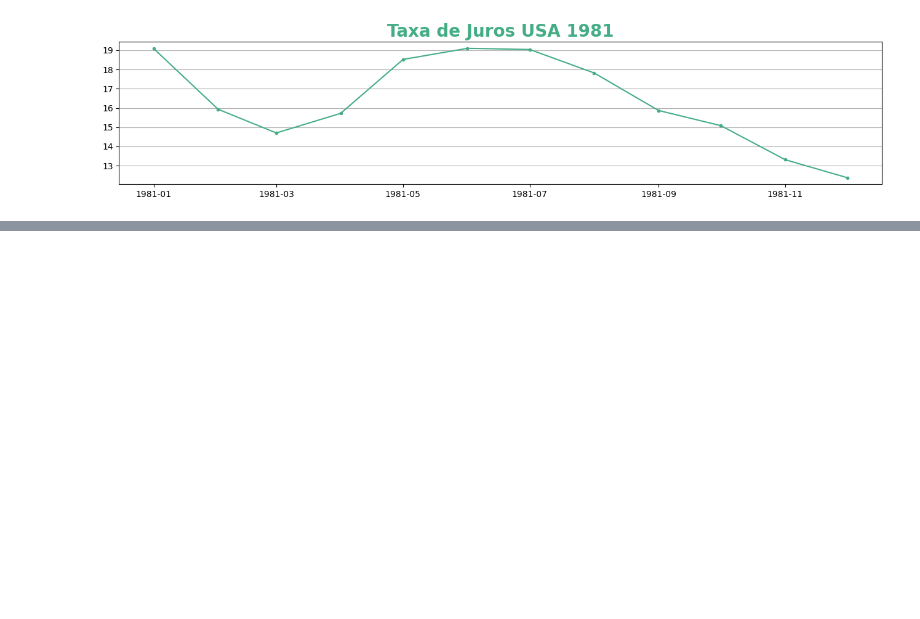
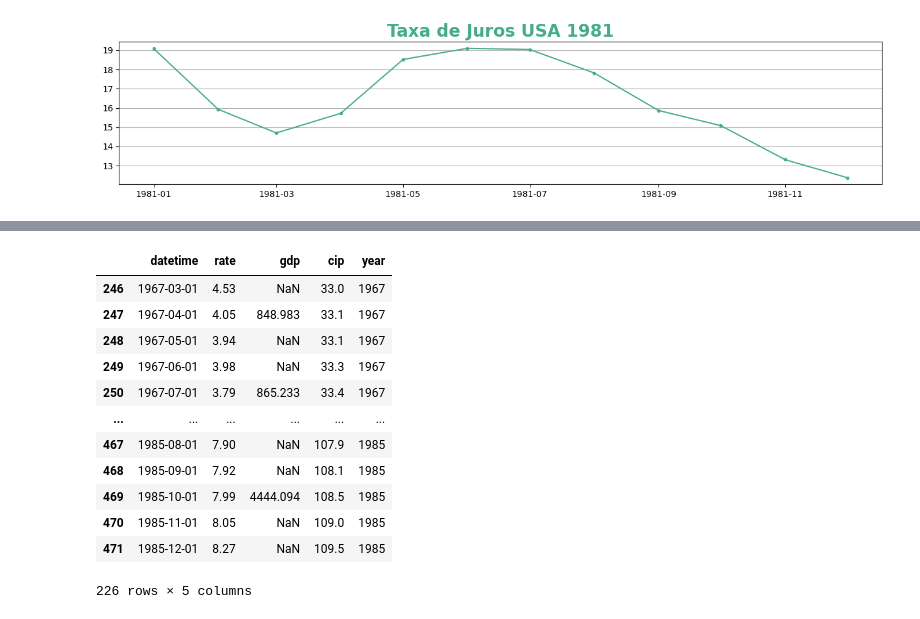
Before and after one commit to lucassilva-aiengineer/Pratica-Data-Sciense, a Jupyter notebook: pratica_4/ds_projeto_pratico_4.ipynb, the cells around one changed output, grey strips where cells are left out. Saved outputs shown, nothing was run; the diff lists cells and outputs as text; code cells hidden in the pictures; blank space fills up the shorter version.

```diff
--- a/pratica_4/ds_projeto_pratico_4.ipynb
+++ b/pratica_4/ds_projeto_pratico_4.ipynb
@@ -291,0 +436,16 @@ plt.show()
+# %%
+recorte
+# %% [output]
+|  | datetime | rate | gdp | cip | year |
+| 246 | 1967-03-01 | 4.53 | NaN | 33.0 | 1967 |
+| 247 | 1967-04-01 | 4.05 | 848.983 | 33.1 | 1967 |
+| 248 | 1967-05-01 | 3.94 | NaN | 33.1 | 1967 |
+| 249 | 1967-06-01 | 3.98 | NaN | 33.3 | 1967 |
+| 250 | 1967-07-01 | 3.79 | 865.233 | 33.4 | 1967 |
+| ... | ... | ... | ... | ... | ... |
+| 467 | 1985-08-01 | 7.90 | NaN | 107.9 | 1985 |
+| 468 | 1985-09-01 | 7.92 | NaN | 108.1 | 1985 |
+| 469 | 1985-10-01 | 7.99 | 4444.094 | 108.5 | 1985 |
+| 470 | 1985-11-01 | 8.05 | NaN | 109.0 | 1985 |
+| 471 | 1985-12-01 | 8.27 | NaN | 109.5 | 1985 |
+226 rows × 5 columns
```
Also changed, not shown: parts of 33 cells of this notebook.
